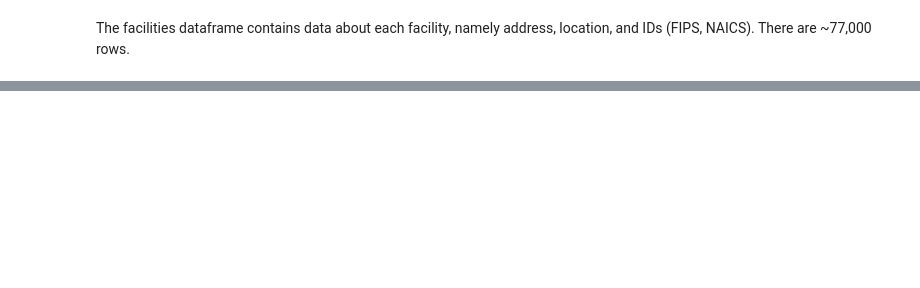
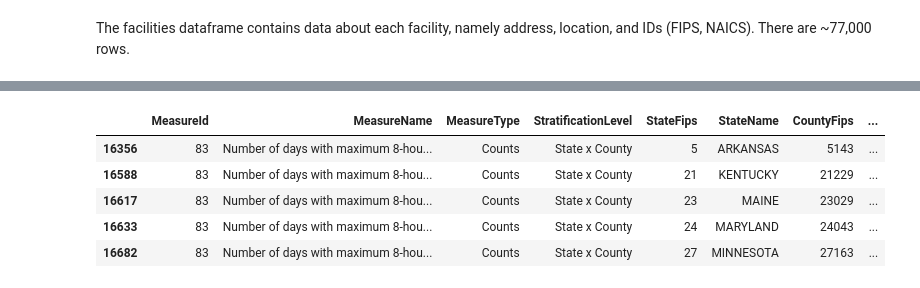
Before and after one commit to EnviroTechSean/TeamPunchParty, a Jupyter notebook: exploredata.ipynb, the cells around one changed output, grey strips where cells are left out. Cells and saved outputs as stored; diff of their text form; code cells hidden in the pictures; blank space fills up the shorter version.

```diff
--- a/exploredata.ipynb
+++ b/exploredata.ipynb
@@ -101,0 +109,11 @@ The facilities dataframe contains data about each facility, namely address, loca
+# %%
+# air_quality rows where Weston is the county
+weston_aq = air_quality[(air_quality['CountyName'] == 'WASHINGTON')  & (air_quality['ReportYear'] == 2011)]
+weston_aq.head()
+# %% [output]
+|  | MeasureId | MeasureName | MeasureType | StratificationLevel | StateFips | StateName | CountyFips | ... |
+| 16356 | 83 | Number of days with maximum 8-hou... | Counts | State x County | 5 | ARKANSAS | 5143 | ... |
+| 16588 | 83 | Number of days with maximum 8-hou... | Counts | State x County | 21 | KENTUCKY | 21229 | ... |
+| 16617 | 83 | Number of days with maximum 8-hou... | Counts | State x County | 23 | MAINE | 23029 | ... |
+| 16633 | 83 | Number of days with maximum 8-hou... | Counts | State x County | 24 | MARYLAND | 24043 | ... |
+| 16682 | 83 | Number of days with maximum 8-hou... | Counts | State x County | 27 | MINNESOTA | 27163 | ... |
```
Also changed, not shown: parts of 8 cells of this notebook.
